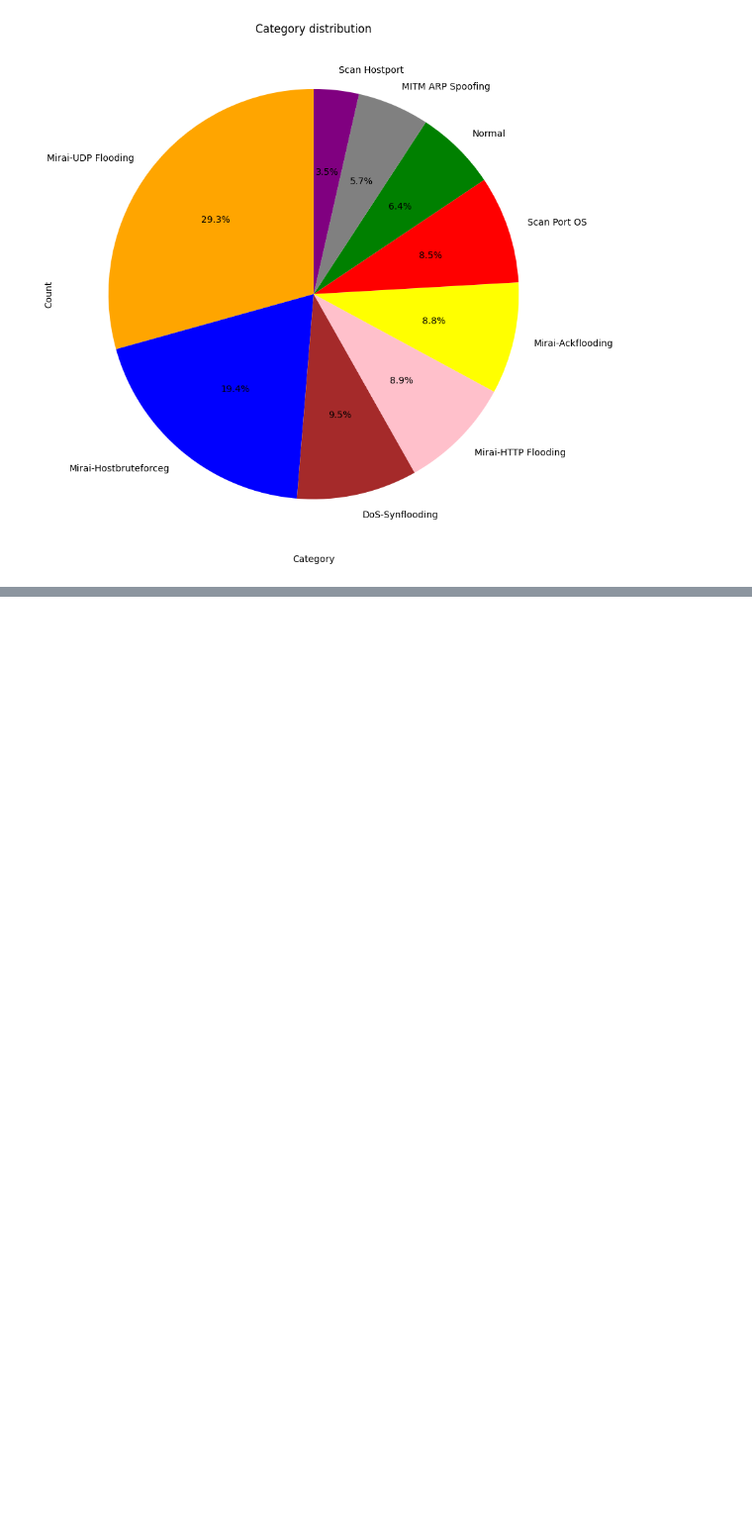
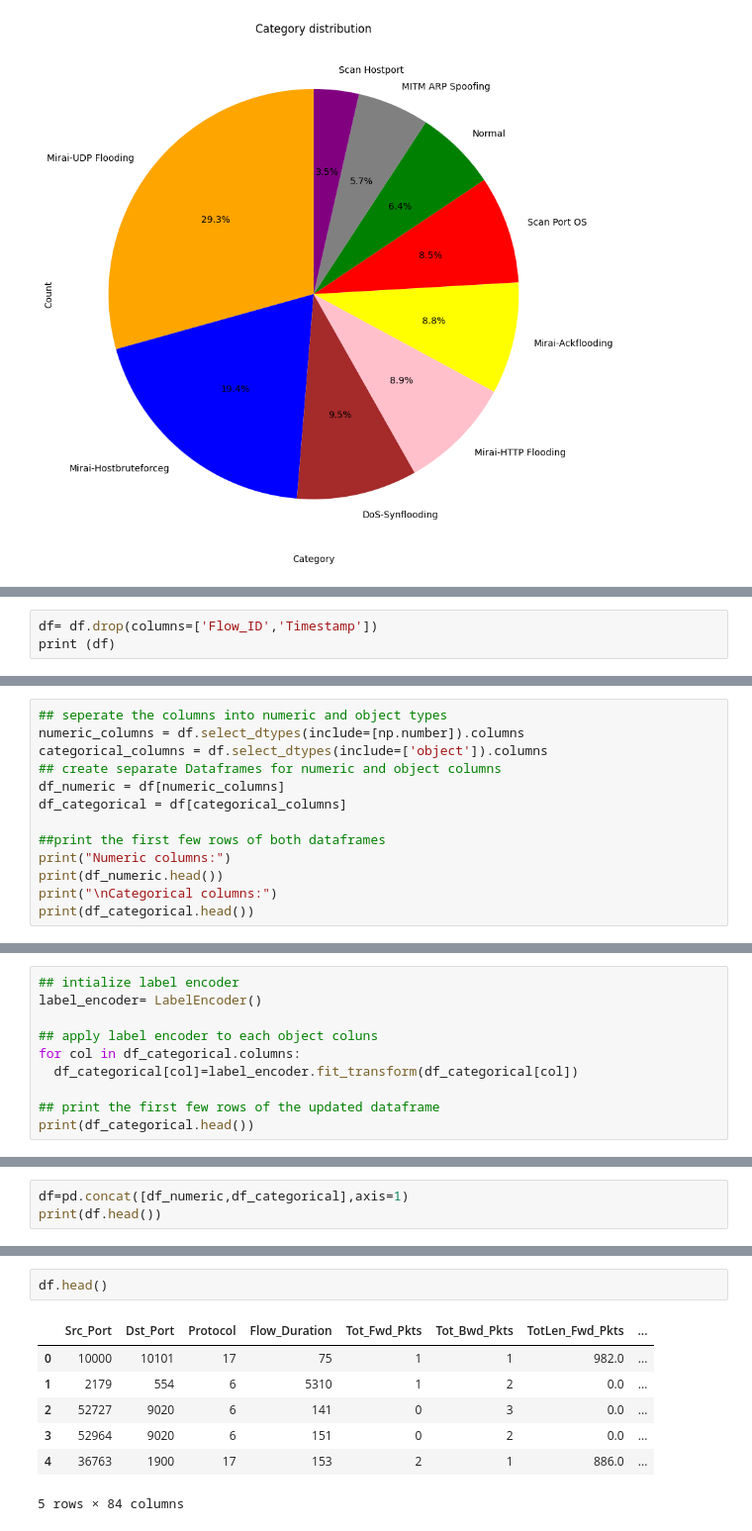
Before and after one commit to nonyeashley/Network-Intrusion-Detection-Using-Ensemble-Method-, a Jupyter notebook: Network_Intrusion.ipynb, the cells around one changed output, grey strips where cells are left out. Shown at 99% size. Drawn from its saved outputs; the diff is of its cells as text; blank space fills up the shorter version.

```diff
--- a/Network_Intrusion.ipynb
+++ b/Network_Intrusion.ipynb
@@ -221,0 +252,3 @@ plt.show()
+# %%
+df= df.drop(columns=['Flow_ID','Timestamp'])
+print (df)
@@ -221,0 +273,13 @@ plt.show()
+# %%
+## seperate the columns into numeric and object types
+numeric_columns = df.select_dtypes(include=[np.number]).columns
+categorical_columns = df.select_dtypes(include=['object']).columns
+## create separate Dataframes for numeric and object columns
+df_numeric = df[numeric_columns]
+df_categorical = df[categorical_columns]
+
+##print the first few rows of both dataframes
+print("Numeric columns:")
+print(df_numeric.head())
+print("\nCategorical columns:")
+print(df_categorical.head())
@@ -221,0 +304,10 @@ plt.show()
+# %%
+## intialize label encoder
+label_encoder= LabelEncoder()
+
+## apply label encoder to each object coluns
+for col in df_categorical.columns:
+  df_categorical[col]=label_encoder.fit_transform(df_categorical[col])
+
+## print the first few rows of the updated dataframe
+print(df_categorical.head())
@@ -221,0 +346,3 @@ plt.show()
+# %%
+df=pd.concat([df_numeric,df_categorical],axis=1)
+print(df.head())
@@ -221,0 +367,10 @@ plt.show()
+# %%
+df.head()
+# %% [output]
+|  | Src_Port | Dst_Port | Protocol | Flow_Duration | Tot_Fwd_Pkts | Tot_Bwd_Pkts | TotLen_Fwd_Pkts | ... |
+| 0 | 10000 | 10101 | 17 | 75 | 1 | 1 | 982.0 | ... |
+| 1 | 2179 | 554 | 6 | 5310 | 1 | 2 | 0.0 | ... |
+| 2 | 52727 | 9020 | 6 | 141 | 0 | 3 | 0.0 | ... |
+| 3 | 52964 | 9020 | 6 | 151 | 0 | 2 | 0.0 | ... |
+| 4 | 36763 | 1900 | 17 | 153 | 2 | 1 | 886.0 | ... |
+5 rows × 84 columns
```
Also changed, not shown: parts of 17 cells of this notebook.
